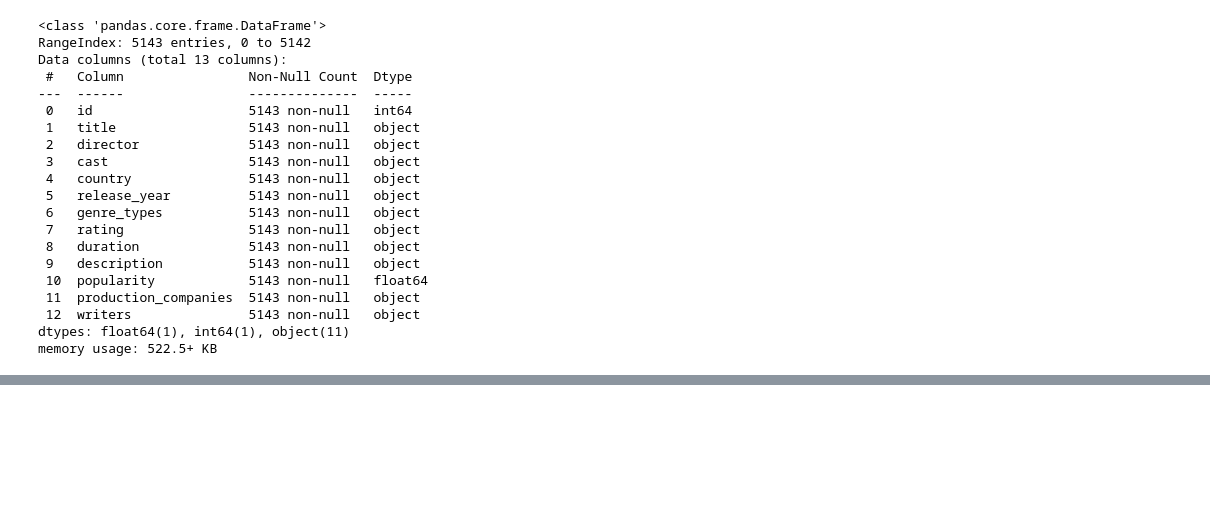
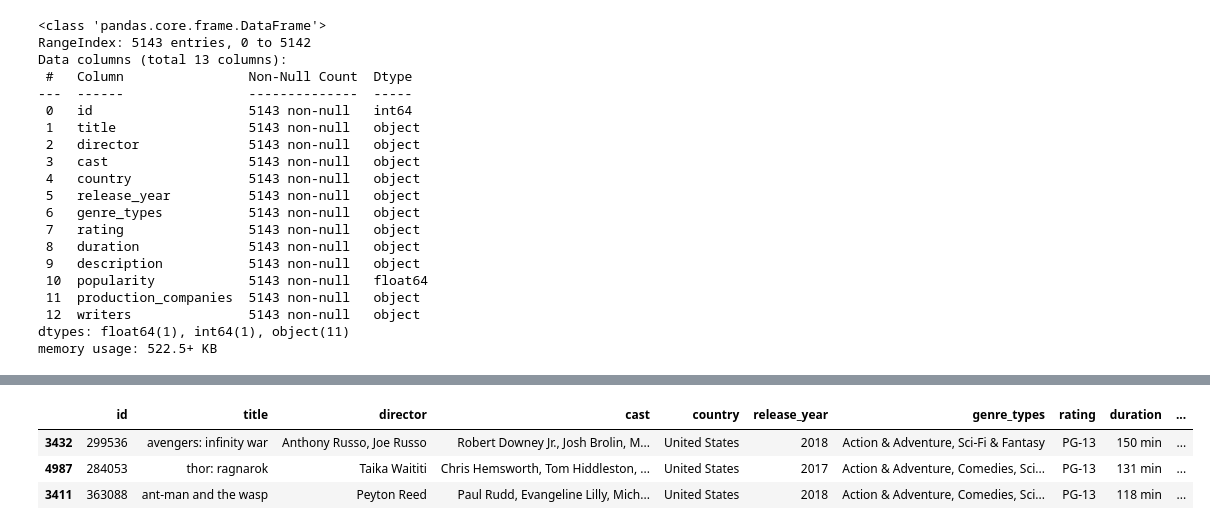
Before and after one commit to qudsia99/movie_recommender, a Jupyter notebook: EDA.ipynb, the cells around one changed output, grey strips where cells are left out. Cells and saved outputs as stored; diff of their text form; code cells hidden in the pictures; blank space fills up the shorter version.

```diff
--- a/EDA.ipynb
+++ b/EDA.ipynb
@@ -286,0 +317,12 @@ df.to_csv('cleaned_data/movie_data.csv')
+# %%
+# Filtering by a specific production company
+marvel = df.loc[df['production_companies']== 'Marvel Studios',:]
+
+# Sort by popularity
+marvel_sorted = marvel.sort_values(by="popularity",ascending=False)
+marvel_sorted
+# %% [output]
+|  | id | title | director | cast | country | release_year | genre_types | rating | duration | ... |
+| 3432 | 299536 | avengers: infinity war | Anthony Russo, Joe Russo | Robert Downey Jr., Josh Brolin, M... | United States | 2018 | Action & Adventure, Sci-Fi & Fantasy | PG-13 | 150 min | ... |
+| 4987 | 284053 | thor: ragnarok | Taika Waititi | Chris Hemsworth, Tom Hiddleston, ... | United States | 2017 | Action & Adventure, Comedies, Sci... | PG-13 | 131 min | ... |
+| 3411 | 363088 | ant-man and the wasp | Peyton Reed | Paul Rudd, Evangeline Lilly, Mich... | United States | 2018 | Action & Adventure, Comedies, Sci... | PG-13 | 118 min | ... |
```
Also changed, not shown: parts of 5 cells of this notebook.
